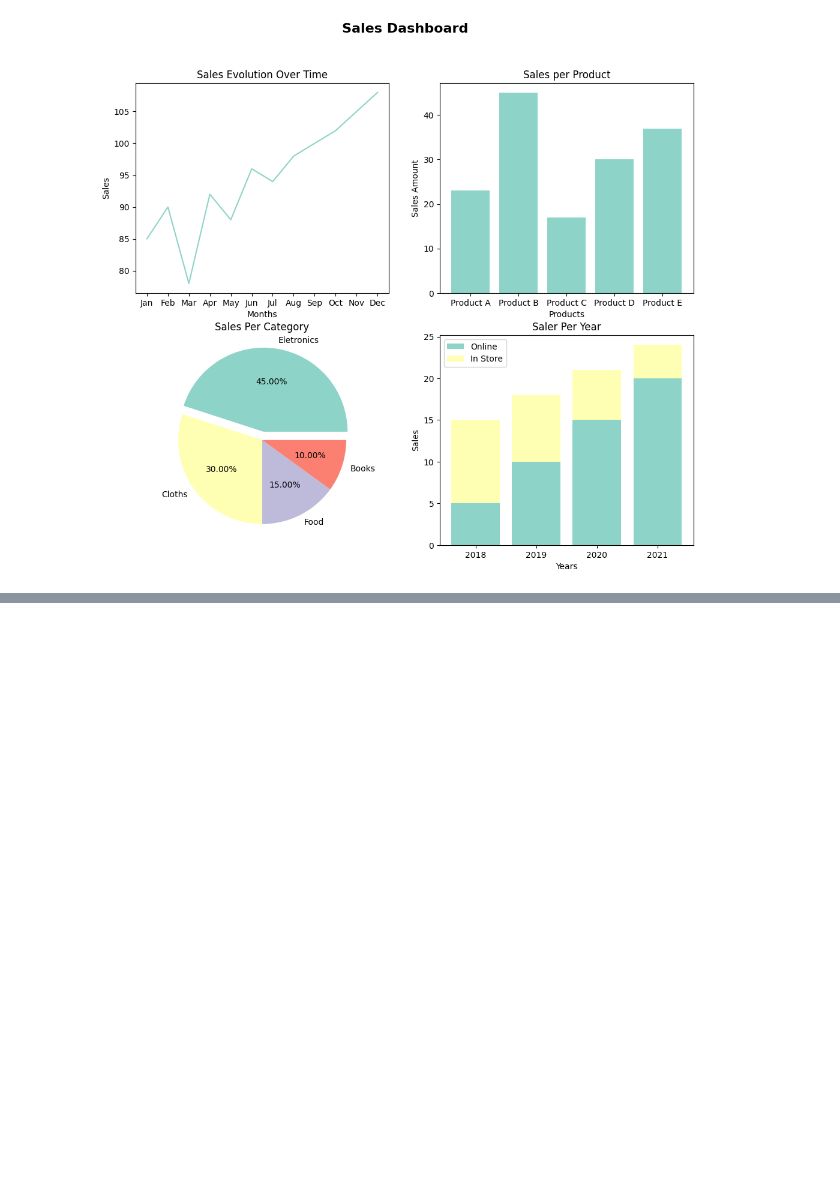
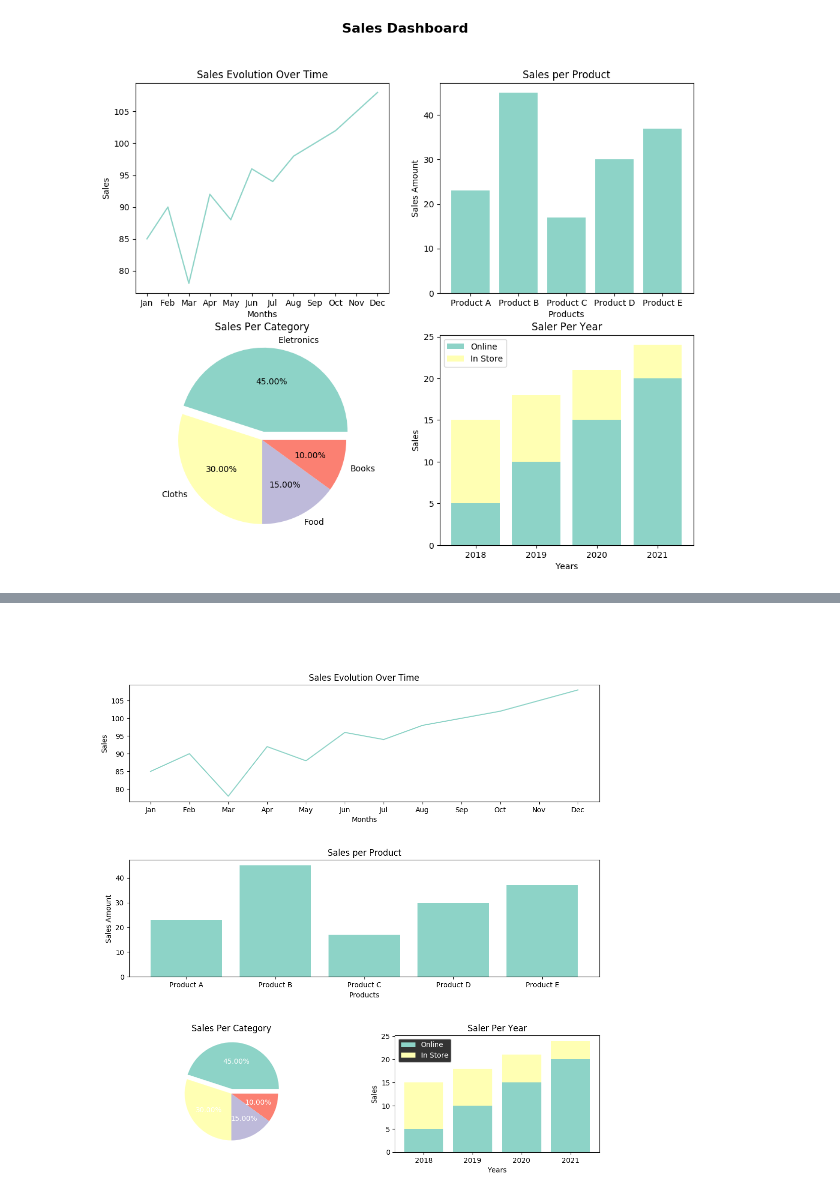
Before and after one commit to ErickVisone/DataScience, a Jupyter notebook: datascience/MatplotStudy.ipynb, the cells around one changed output, grey strips where cells are left out. Cells and saved outputs as stored; diff of their text form; code cells hidden in the pictures; blank space fills up the shorter version.

```diff
--- a/datascience/MatplotStudy.ipynb
+++ b/datascience/MatplotStudy.ipynb
@@ -538,0 +549,47 @@ print(axs[0])
+# %%
+mosaic = 'AA;BB;CD' # ; is used to separate rows
+spacing = {'wspace': 0.3, 'hspace': 0.5}
+fig = plt.figure(figsize=(12, 12))
+axs = fig.subplot_mosaic(mosaic, gridspec_kw=spacing)
+
+plt.style.use('dark_background')
+
+# chart 1
+
+axs['A'].plot(months, sales)
+axs['A'].set_xlabel('Months')
+axs['A'].set_ylabel('Sales')
+axs['A'].set_title('Sales Evolution Over Time')
+
+# chart 2
+
+axs['B'].bar(products, quantity)
+axs['B'].set_xlabel('Products')
+axs['B'].set_ylabel('Sales Amount')
+axs['B'].set_title('Sales per Product')
+
+
+# chart 3
+
+axs['C'].pie(amt,labels=category, explode=highlight, autopct='%.2f%%')
+axs['C'].set_title('Sales Per Category')
+
+
+# chart 4
+
+axs['D'].bar(years, online_sales, label='Online')
+axs['D'].bar(years, store_sales, bottom=online_sales, label='In Store')
+
+axs['D'].set_xlabel('Years')
+axs['D'].set_ylabel('Sales')
+axs['D'].set_title('Saler Per Year')
+axs['D'].set_xticks(years)
+axs['D'].legend()
+
+
+
+#Display Charts
+fig.suptitle('Sales Dashboard', fontsize=16, weight='bold')
+plt.show()
+# %% [output]
+[figure, added]
```
Also changed, not shown: parts of 9 cells of this notebook, 1 other file.
